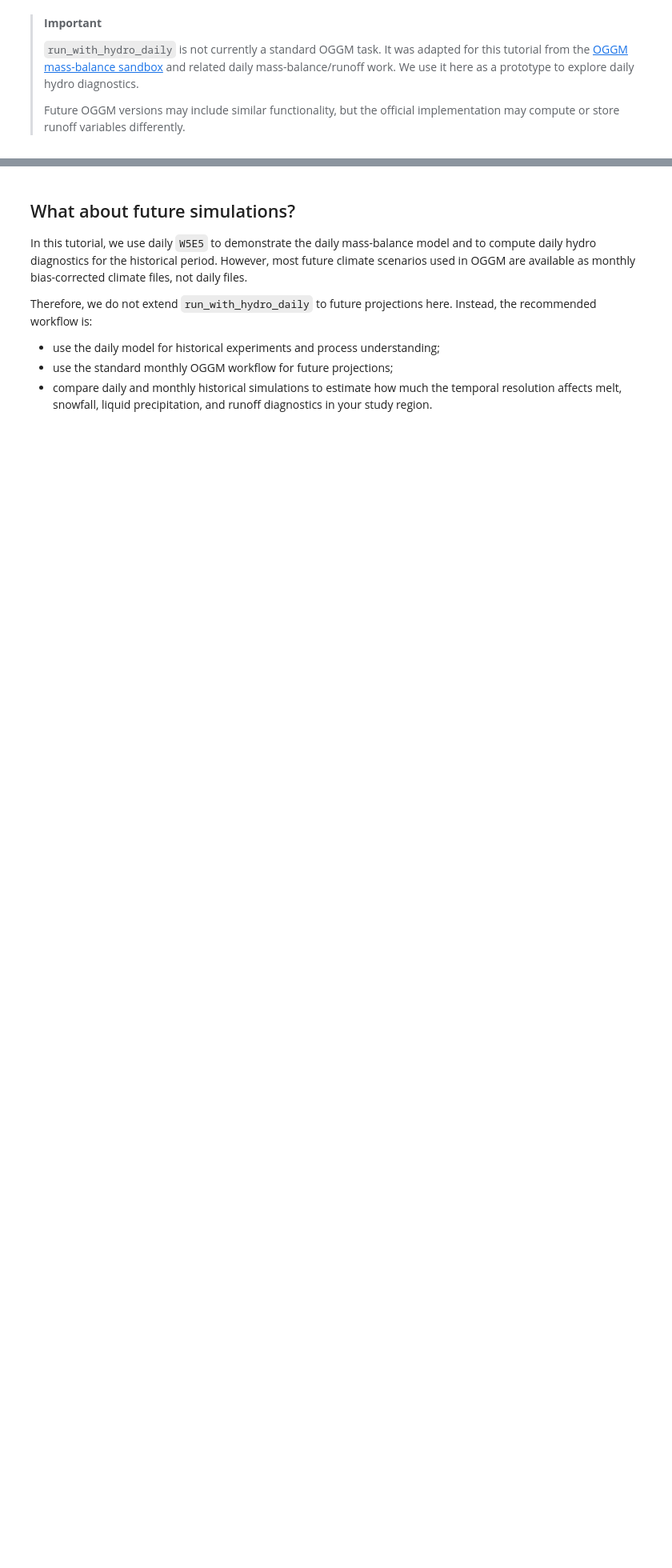
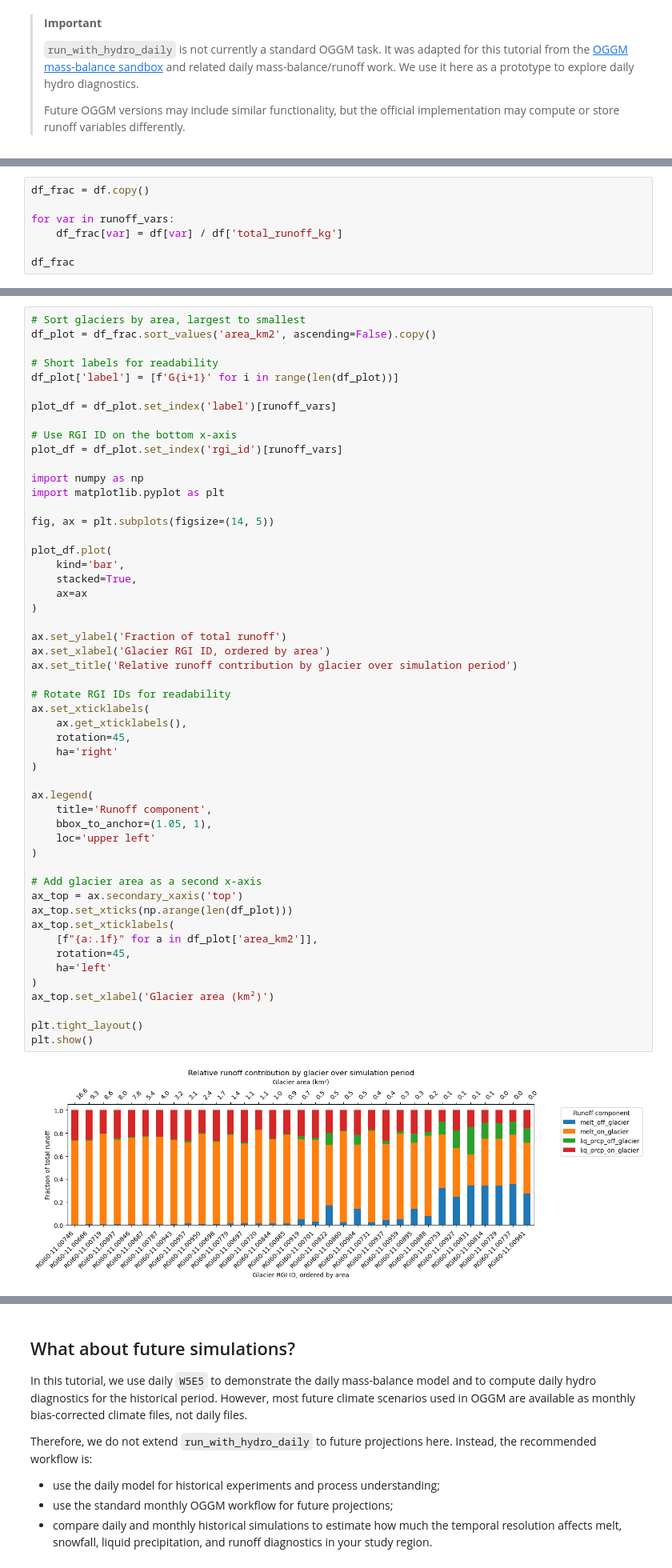
Before and after one commit to bearecinos/Lanzhou_workshop_oggm_tutorials, a Jupyter notebook: advance/Daily_TIM_an_introduction.ipynb, the cells around one changed output, grey strips where cells are left out. Shown at 80% size. Cells and saved outputs as stored; diff of their text form; blank space fills up the shorter version.

Commit message:
added runoff visualisations

```diff
--- a/advance/Daily_TIM_an_introduction.ipynb
+++ b/advance/Daily_TIM_an_introduction.ipynb
@@ -346,0 +458,7 @@ workflow.execute_entity_task(
+# %%
+df_frac = df.copy()
+
+for var in runoff_vars:
+    df_frac[var] = df[var] / df['total_runoff_kg']
+
+df_frac
@@ -346,0 +483,54 @@ workflow.execute_entity_task(
+# %%
+# Sort glaciers by area, largest to smallest
+df_plot = df_frac.sort_values('area_km2', ascending=False).copy()
+
+# Short labels for readability
+df_plot['label'] = [f'G{i+1}' for i in range(len(df_plot))]
+
+plot_df = df_plot.set_index('label')[runoff_vars]
+
+# Use RGI ID on the bottom x-axis
+plot_df = df_plot.set_index('rgi_id')[runoff_vars]
+
+import numpy as np
+import matplotlib.pyplot as plt
+
+fig, ax = plt.subplots(figsize=(14, 5))
+
+plot_df.plot(
+    kind='bar',
+    stacked=True,
+    ax=ax
+)
+
+ax.set_ylabel('Fraction of total runoff')
+ax.set_xlabel('Glacier RGI ID, ordered by area')
+ax.set_title('Relative runoff contribution by glacier over simulation period')
+
+# Rotate RGI IDs for readability
+ax.set_xticklabels(
+    ax.get_xticklabels(),
+    rotation=45,
+    ha='right'
+)
+
+ax.legend(
+    title='Runoff component',
+    bbox_to_anchor=(1.05, 1),
+    loc='upper left'
+)
+
+# Add glacier area as a second x-axis
+ax_top = ax.secondary_xaxis('top')
+ax_top.set_xticks(np.arange(len(df_plot)))
+ax_top.set_xticklabels(
+    [f"{a:.1f}" for a in df_plot['area_km2']],
+    rotation=45,
+    ha='left'
+)
+ax_top.set_xlabel('Glacier area (km²)')
+
+plt.tight_layout()
+plt.show()
+# %% [output]
+[figure, added]
```
Also changed, not shown: parts of 19 cells of this notebook, 1 other file.
